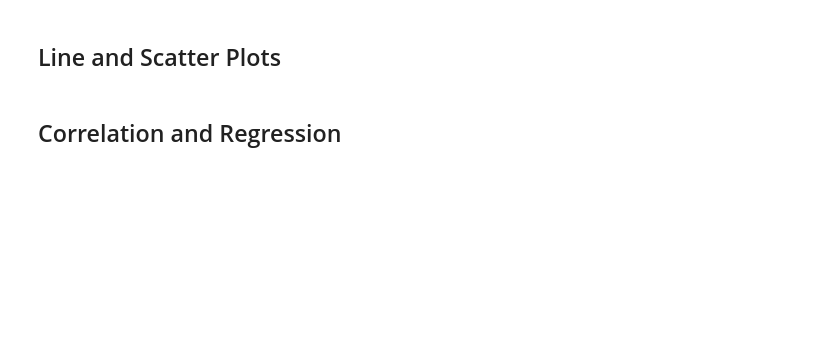
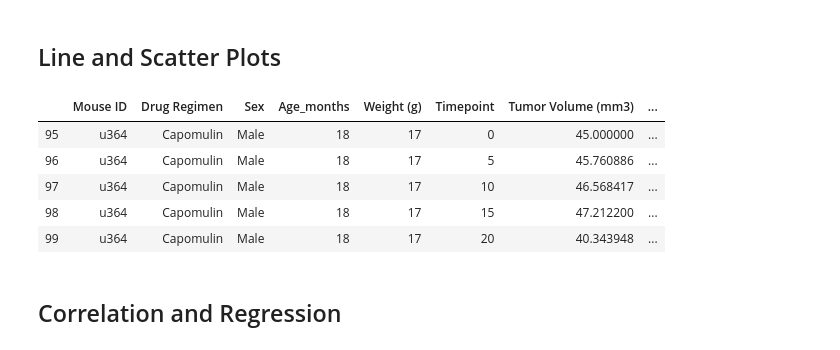
Before and after one commit to joshuadanielp/05-Matplotlib, a Jupyter notebook: Instructions/Pymaceuticals/pymaceuticals_starter.ipynb, the cells around one changed output. Drawn from its saved outputs; the diff is of its cells as text; code cells hidden in the pictures; blank space fills up the shorter version.

```diff
--- a/Instructions/Pymaceuticals/pymaceuticals_starter.ipynb
+++ b/Instructions/Pymaceuticals/pymaceuticals_starter.ipynb
@@ -227,6 +222,19 @@ AttributeError: 'AxesSubplot' object has no attribute 'subtitle'
 ## Line and Scatter Plots
 # %%
 # Generate a line plot of time point versus tumor volume for a mouse treated with Capomulin
+# Identify mouse treated with Capomulin ... looked at regimen_df to find "u364"
+u364_df = combined_data.loc[combined_data["Mouse ID"] == "u364"]
+u364_x_axis = u364_df["Timepoint"]
+u364_y_axis = u364_df["Tumor Volume (mm3)"]
+
+u364_Capomulin, = plt.plot(u364_x_axis, u364_y_axis, marker="+",color="blue", linewidth=1, label="Fahreneit")
+# %% [output]
+|  | Mouse ID | Drug Regimen | Sex | Age_months | Weight (g) | Timepoint | Tumor Volume (mm3) | ... |
+| 95 | u364 | Capomulin | Male | 18 | 17 | 0 | 45.000000 | ... |
+| 96 | u364 | Capomulin | Male | 18 | 17 | 5 | 45.760886 | ... |
+| 97 | u364 | Capomulin | Male | 18 | 17 | 10 | 46.568417 | ... |
+| 98 | u364 | Capomulin | Male | 18 | 17 | 15 | 47.212200 | ... |
+| 99 | u364 | Capomulin | Male | 18 | 17 | 20 | 40.343948 | ... |
 # %%
 # Generate a scatter plot of mouse weight versus average tumor volume for the Capomulin regimen
 # %% [markdown]
```
Also changed, not shown: parts of 1 cell of this notebook.
